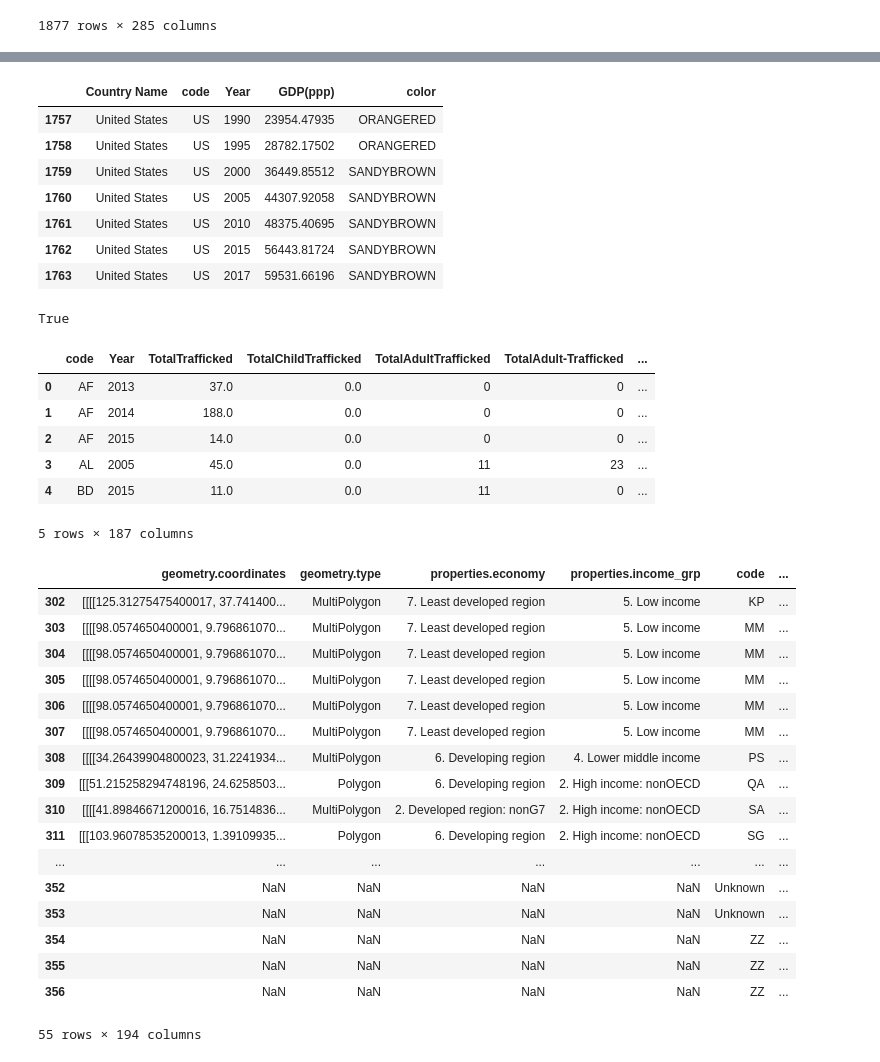
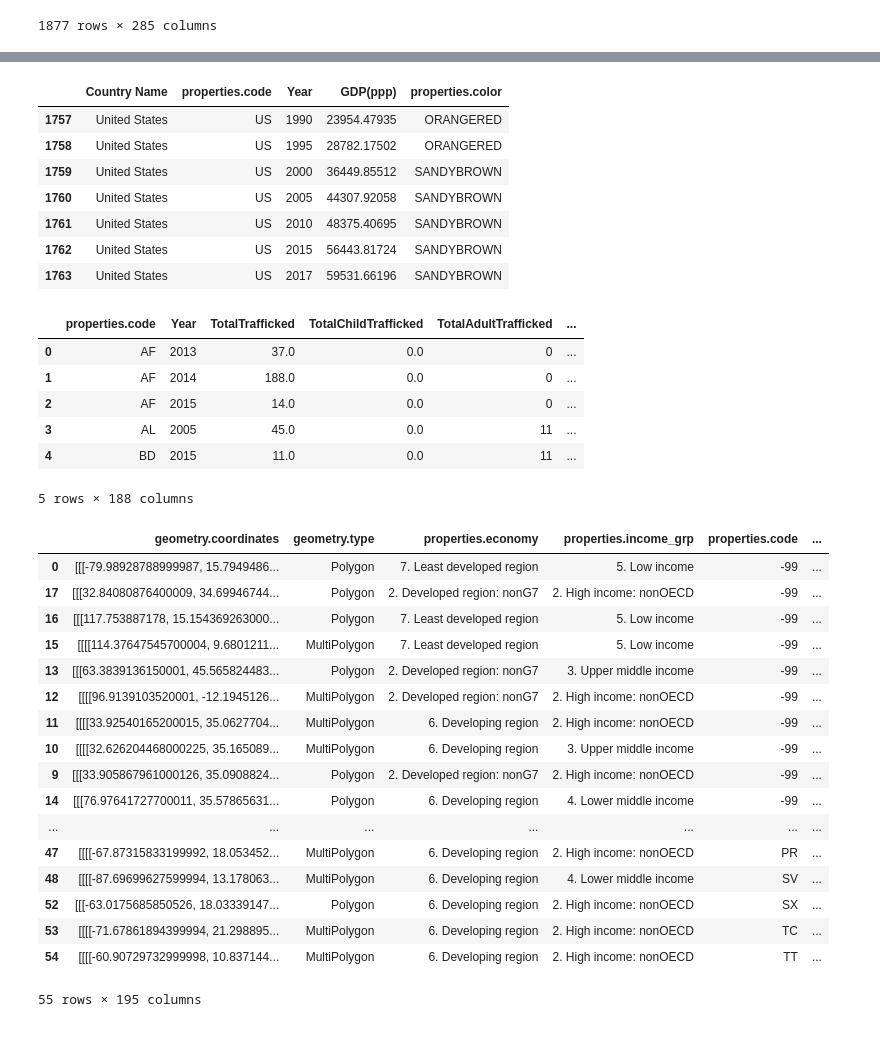
Before and after one commit to benieevelyne/Project2_Neurath, a Jupyter notebook: DataSets/BigMerge.ipynb, the cells around one changed output, grey strips where cells are left out. Drawn from its saved outputs; the diff is of its cells as text; code cells hidden in the pictures.

Commit message:
Cleaned TraffickedWithGdp, Show todo

```diff
--- a/DataSets/BigMerge.ipynb
+++ b/DataSets/BigMerge.ipynb
@@ -202,6 +205,6 @@ FinalTotals = pandas.concat([Total, TotalChild, TotalAdult,
 # %%
 FinalTrafficking = pandas.concat([FinalTotals, traffickingCounts], axis=1, join='outer')
 
-FinalTrafficking = FinalTrafficking.reset_index().rename(columns={'citizenship': 'code'})
+FinalTrafficking = FinalTrafficking.reset_index().rename(columns={'citizenship': 'properties.code'})
 FinalTrafficking.head()
 # %% [output]
@@ -296,8 +301,8 @@ FinalMigration
 # %%
 gdp = pandas.read_csv('Countries_GDP.csv')
 gdp = pandas.DataFrame(gdp)
-gdp = gdp.rename(columns={'Code':'code'})
-gdp['code'] = gdp['code'].apply(str)
+gdp = gdp.rename(columns={'Code':'properties.code'})
+gdp['properties.code'] = gdp['properties.code'].apply(str)
 gdp = gdp.replace('..', -99)
 gdp['GDP'] = gdp['GDP'].apply(float)
 gdp = gdp.rename(columns={'GDP':'GDP(ppp)'})
@@ -337,12 +344,12 @@ gdp.head(5)
 
     return color
 # %%
-# for index,row in gdp.iterrows():
-#     gdp['color'] = gdp['GDP(ppp)'].apply(colorPick)
-# gdp.head(5)
-gdp[gdp['code']=='US']
+for index,row in gdp.iterrows():
+    gdp['properties.color'] = gdp['GDP(ppp)'].apply(colorPick)
+gdp.head(5)
+gdp[gdp['properties.code']=='US']
 # %% [output]
-|  | Country Name | code | Year | GDP(ppp) | color |
+|  | Country Name | properties.code | Year | GDP(ppp) | properties.color |
 | 1757 | United States | US | 1990 | 23954.47935 | ORANGERED |
 | 1758 | United States | US | 1995 | 28782.17502 | ORANGERED |
 | 1759 | United States | US | 2000 | 36449.85512 | SANDYBROWN |
@@ -351,42 +358,43 @@ gdp[gdp['code']=='US']
 | 1762 | United States | US | 2015 | 56443.81724 | SANDYBROWN |
 | 1763 | United States | US | 2017 | 59531.66196 | SANDYBROWN |
 # %%
-gdp['code'].dtypes == FinalTrafficking['code'].dtypes and gdp['Year'].dtypes == FinalTrafficking['Year'].dtypes
+# gdp['code'].dtypes == FinalTrafficking['code'].dtypes and gdp['Year'].dtypes == FinalTrafficking['Year'].dtypes
-# %% [output]
-True
 # %%
-TraffickedWithGdp = pandas.merge(FinalTrafficking,gdp, on=['code', 'Year'], how='left').sort_values('code')
-TraffickedWithGdp.head(5)
+TraffickedWithGdp = pandas.merge(FinalTrafficking,gdp, on=['properties.code', 'Year'], how='left').sort_values('properties.code')
+TraffickedWithGdp.head()
 # %% [output]
-|  | code | Year | TotalTrafficked | TotalChildTrafficked | TotalAdultTrafficked | TotalAdult-Trafficked | ... |
-| 0 | AF | 2013 | 37.0 | 0.0 | 0 | 0 | ... |
-| 1 | AF | 2014 | 188.0 | 0.0 | 0 | 0 | ... |
-| 2 | AF | 2015 | 14.0 | 0.0 | 0 | 0 | ... |
-| 3 | AL | 2005 | 45.0 | 0.0 | 11 | 23 | ... |
-| 4 | BD | 2015 | 11.0 | 0.0 | 11 | 0 | ... |
+|  | properties.code | Year | TotalTrafficked | TotalChildTrafficked | TotalAdultTrafficked | ... |
+| 0 | AF | 2013 | 37.0 | 0.0 | 0 | ... |
+| 1 | AF | 2014 | 188.0 | 0.0 | 0 | ... |
+| 2 | AF | 2015 | 14.0 | 0.0 | 0 | ... |
+| 3 | AL | 2005 | 45.0 | 0.0 | 11 | ... |
+| 4 | BD | 2015 | 11.0 | 0.0 | 11 | ... |
-5 rows × 187 columns
+5 rows × 188 columns
 # %%
-traffickedGDPglobe = pandas.merge(globe, TraffickedWithGdp, on=['code'], how='outer')
-traffickedGDPglobe.tail(55)
+## TODO FIX MERGE IS NOT CORRECT
+
+
+traffickedGDPglobe = pandas.merge(globe, TraffickedWithGdp, on=['properties.code'], how='outer')
+traffickedGDPglobe.head(55).sort_values('properties.code')
 # %% [output]
-|  | geometry.coordinates | geometry.type | properties.economy | properties.income_grp | code | ... |
-| 302 | [[[[125.31275475400017, 37.741400... | MultiPolygon | 7. Least developed region | 5. Low income | KP | ... |
-| 303 | [[[[98.0574650400001, 9.796861070... | MultiPolygon | 7. Least developed region | 5. Low income | MM | ... |
-| 304 | [[[[98.0574650400001, 9.796861070... | MultiPolygon | 7. Least developed region | 5. Low income | MM | ... |
-| 305 | [[[[98.0574650400001, 9.796861070... | MultiPolygon | 7. Least developed region | 5. Low income | MM | ... |
-| 306 | [[[[98.0574650400001, 9.796861070... | MultiPolygon | 7. Least developed region | 5. Low income | MM | ... |
-| 307 | [[[[98.0574650400001, 9.796861070... | MultiPolygon | 7. Least developed region | 5. Low income | MM | ... |
-| 308 | [[[[34.26439904800023, 31.2241934... | MultiPolygon | 6. Developing region | 4. Lower middle income | PS | ... |
-| 309 | [[[51.215258294748196, 24.6258503... | Polygon | 6. Developing region | 2. High income: nonOECD | QA | ... |
-| 310 | [[[[41.89846671200016, 16.7514836... | MultiPolygon | 2. Developed region: nonG7 | 2. High income: nonOECD | SA | ... |
-| 311 | [[[103.96078535200013, 1.39109935... | Polygon | 6. Developing region | 2. High income: nonOECD | SG | ... |
+|  | geometry.coordinates | geometry.type | properties.economy | properties.income_grp | properties.code | ... |
+| 0 | [[[-79.98928788999987, 15.7949486... | Polygon | 7. Least developed region | 5. Low income | -99 | ... |
+| 17 | [[[32.84080876400009, 34.69946744... | Polygon | 2. Developed region: nonG7 | 2. High income: nonOECD | -99 | ... |
+| 16 | [[[117.753887178, 15.154369263000... | Polygon | 7. Least developed region | 5. Low income | -99 | ... |
+| 15 | [[[[114.37647545700004, 9.6801211... | MultiPolygon | 7. Least developed region | 5. Low income | -99 | ... |
+| 13 | [[[63.3839136150001, 45.565824483... | Polygon | 2. Developed region: nonG7 | 3. Upper middle income | -99 | ... |
+| 12 | [[[[96.9139103520001, -12.1945126... | MultiPolygon | 2. Developed region: nonG7 | 2. High income: nonOECD | -99 | ... |
+| 11 | [[[[33.92540165200015, 35.0627704... | MultiPolygon | 6. Developing region | 2. High income: nonOECD | -99 | ... |
+| 10 | [[[[32.626204468000225, 35.165089... | MultiPolygon | 6. Developing region | 3. Upper middle income | -99 | ... |
+| 9 | [[[33.905867961000126, 35.0908824... | Polygon | 2. Developed region: nonG7 | 2. High income: nonOECD | -99 | ... |
+| 14 | [[[76.97641727700011, 35.57865631... | Polygon | 6. Developing region | 4. Lower middle income | -99 | ... |
 | ... | ... | ... | ... | ... | ... | ... |
-| 352 | NaN | NaN | NaN | NaN | Unknown | ... |
-| 353 | NaN | NaN | NaN | NaN | Unknown | ... |
-| 354 | NaN | NaN | NaN | NaN | ZZ | ... |
-| 355 | NaN | NaN | NaN | NaN | ZZ | ... |
-| 356 | NaN | NaN | NaN | NaN | ZZ | ... |
+| 47 | [[[[-67.87315833199992, 18.053452... | MultiPolygon | 6. Developing region | 2. High income: nonOECD | PR | ... |
+| 48 | [[[[-87.69699627599994, 13.178063... | MultiPolygon | 6. Developing region | 4. Lower middle income | SV | ... |
+| 52 | [[[-63.0175685850526, 18.03339147... | Polygon | 6. Developing region | 2. High income: nonOECD | SX | ... |
+| 53 | [[[[-71.67861894399994, 21.298895... | MultiPolygon | 6. Developing region | 2. High income: nonOECD | TC | ... |
+| 54 | [[[[-60.90729732999998, 10.837144... | MultiPolygon | 6. Developing region | 2. High income: nonOECD | TT | ... |
-55 rows × 194 columns
+55 rows × 195 columns
 # %%
 FINALDF = pandas.merge(traffickedGDPglobe, FinalMigration,
                                            left_on = 'Country Name', right_on = 'Origin', how="outer")
```
Also changed, not shown: parts of 12 cells of this notebook.
